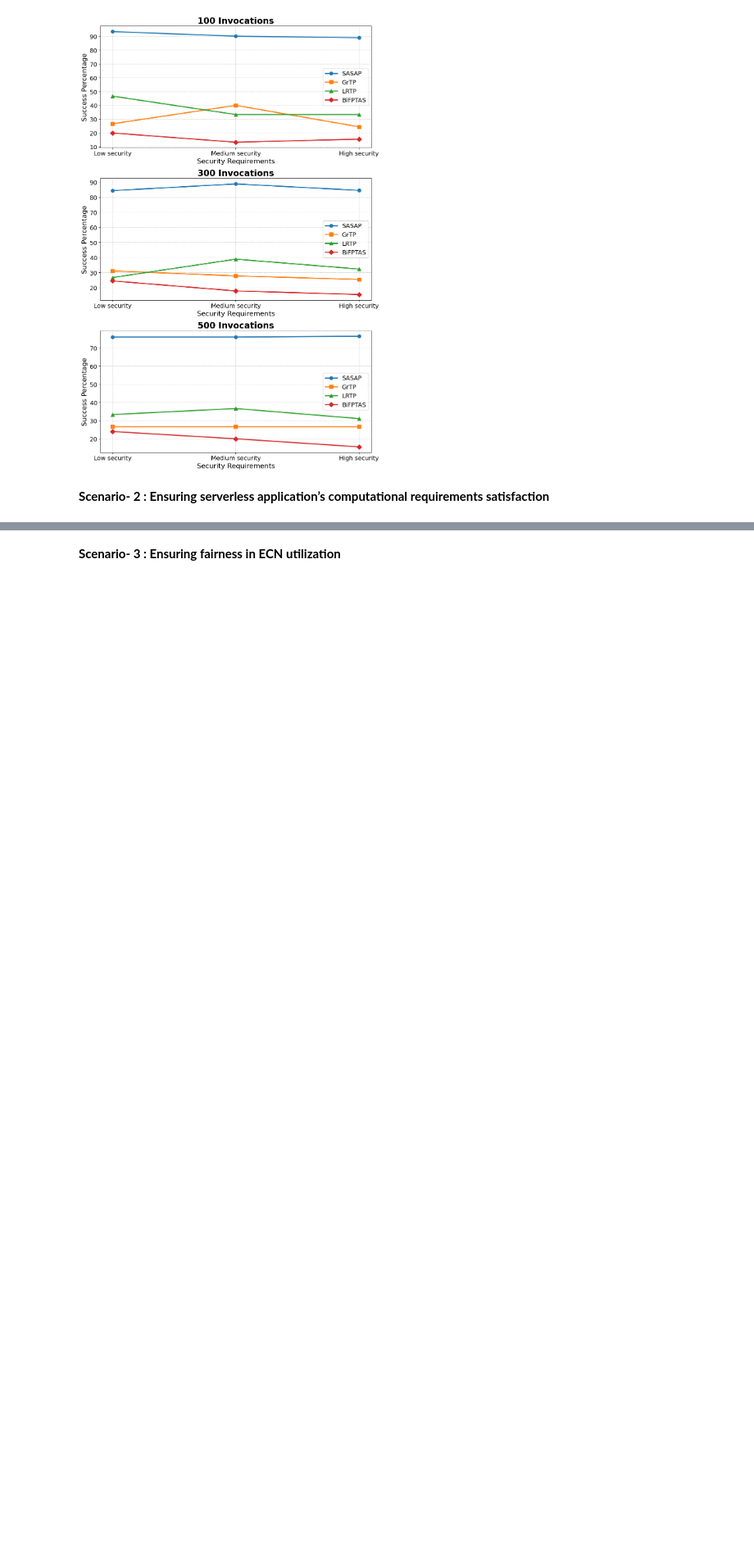
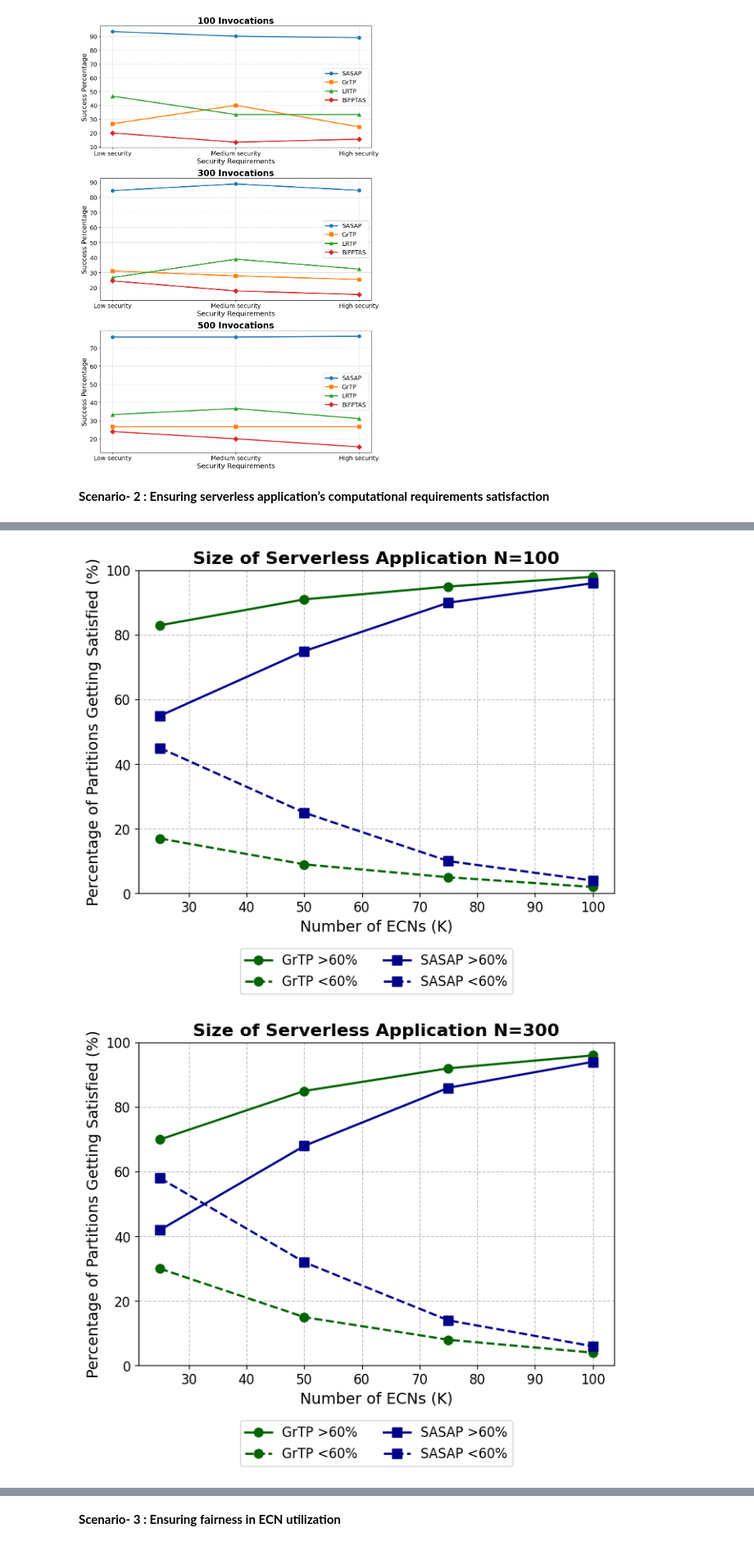
Before and after one commit to Chirag-Bhise/SASAP, a Jupyter notebook: Illustrations.ipynb, the cells around one changed output, grey strips where cells are left out. Shown at 82% size. Saved outputs shown, nothing was run; the diff lists cells and outputs as text; code cells hidden in the pictures; blank space fills up the shorter version.

```diff
--- a/Illustrations.ipynb
+++ b/Illustrations.ipynb
@@ -166,0 +75,57 @@ plt.show()
+# %%
+import matplotlib.pyplot as plt
+
+ecn_counts = [25, 50, 75, 100]
+
+# Empirical data
+data = {
+    'N=100': {
+        'GrTP_>60%': [83, 91, 95, 98],
+        'SASAP_>60%': [55, 75, 90, 96],
+    },
+    'N=300': {
+        'GrTP_>60%': [70, 85, 92, 96],
+        'SASAP_>60%': [42, 68, 86, 94],
+    },
+    'N=500': {
+        'GrTP_>60%': [59, 78, 89, 95],
+        'SASAP_>60%': [35, 63, 83, 93],
+    }
+}
+
+# Computing < 60%
+for vals in data.values():
+    vals['GrTP_<60%'] = [100 - x for x in vals['GrTP_>60%']]
+    vals['SASAP_<60%'] = [100 - x for x in vals['SASAP_>60%']]
+
+# Plot
+for N, vals in data.items():
+    plt.figure(figsize=(7, 6))
+
+    plt.plot(ecn_counts, vals['GrTP_>60%'], marker='o', label='GrTP >60%', color='#006400', linestyle='-', linewidth=2, markersize=8)
+    plt.plot(ecn_counts, vals['GrTP_<60%'], marker='o', label='GrTP <60%', color='#006400', linestyle='--', linewidth=2, markersize=8)
+    plt.plot(ecn_counts, vals['SASAP_>60%'], marker='s', label='SASAP >60%', color='#00008B', linestyle='-', linewidth=2, markersize=8)
+    plt.plot(ecn_counts, vals['SASAP_<60%'], marker='s', label='SASAP <60%', color='#00008B', linestyle='--', linewidth=2, markersize=8)
+
+    plt.title(f'Size of Serverless Application {N}', fontsize=16, weight='bold')
+    plt.xlabel('Number of ECNs (K)', fontsize=14)
+    plt.ylabel('Percentage of Partitions Getting Satisfied (%)', fontsize=14)
+    plt.ylim(0, 100)
+    plt.grid(True, linestyle='--', alpha=0.8)
+
+    plt.xticks(fontsize=12)
+    plt.yticks(fontsize=12)
+
+    plt.legend(
+        loc='upper center',
+        bbox_to_anchor=(0.5, -0.15),
+        ncol=2,
+        frameon=True,
+        fontsize=12
+    )
+
+    plt.tight_layout()
+    plt.show()
+# %% [output]
+[figure, added]
+[figure, added]
```
Also changed, not shown: parts of 6 cells of this notebook.
